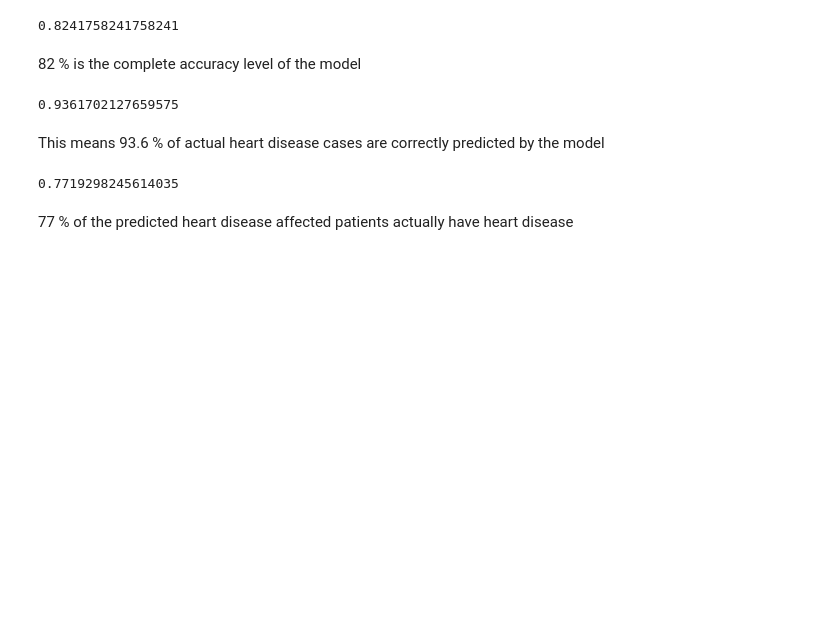
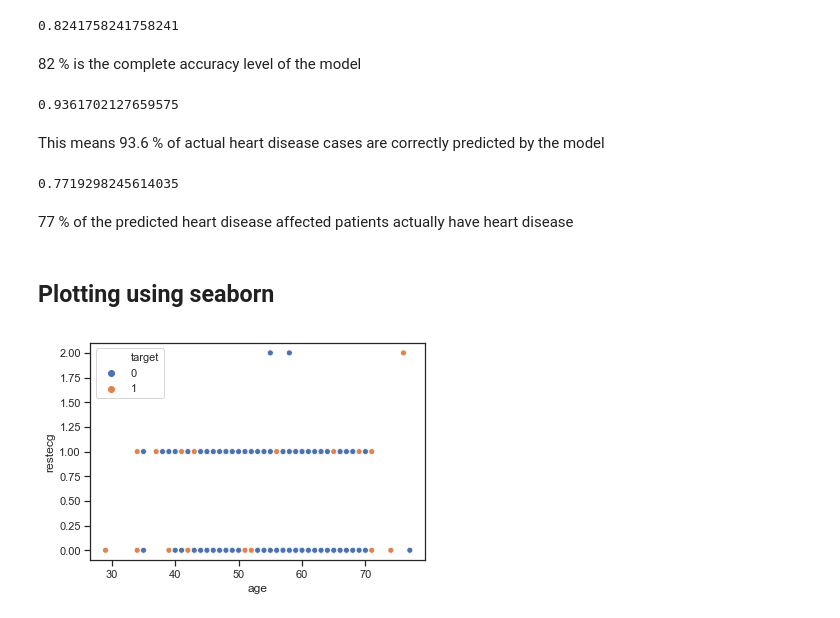
Before and after one commit to rashokanand/heart-disease-explored-regression, a Jupyter notebook: Exploring the dataset.ipynb, the cells around one changed output. Saved outputs shown, nothing was run; the diff lists cells and outputs as text; code cells hidden in the pictures; blank space fills up the shorter version.

Commit message:
feat: scatter age vs rest ecg
To check whether there is any visual relation between target
and the predictor variables

```diff
--- a/Exploring the dataset.ipynb
+++ b/Exploring the dataset.ipynb
@@ -167,3 +167,5 @@ precision_score(y_test, y_pred)
 0.7719298245614035
 # %% [markdown]
 77 % of the predicted heart disease affected patients actually have heart disease
+# %% [markdown]
+## Plotting using seaborn
@@ -169,0 +174,4 @@ precision_score(y_test, y_pred)
+# %%
+ax = sns.scatterplot(x="age", y="restecg",hue = 'target', data=heart_df)
+# %% [output]
+[figure, added]
```
Also changed, not shown: parts of 1 cell of this notebook.
